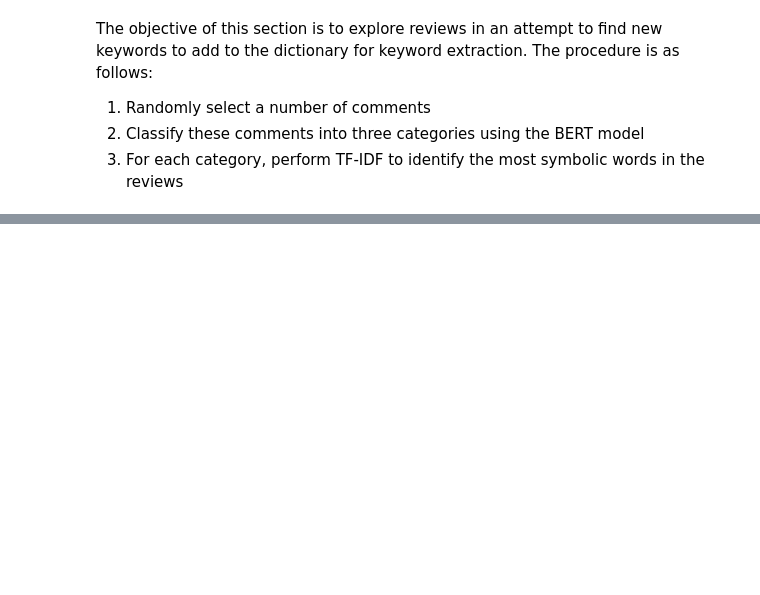
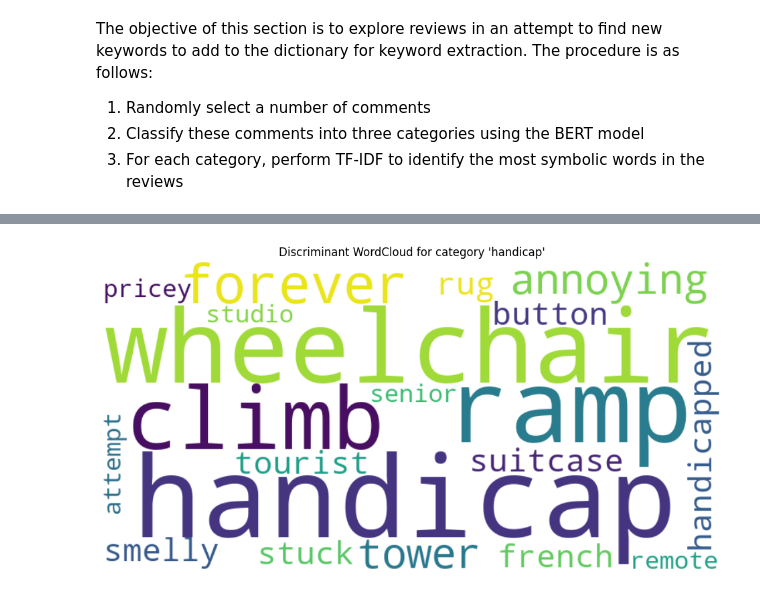
Before and after one commit to AlbinMorisseau/large-project, a Jupyter notebook: notebooks/draft/key_words_exploration.ipynb, the cells around one changed output, grey strips where cells are left out. Drawn from its saved outputs; the diff is of its cells as text; code cells hidden in the pictures; blank space fills up the shorter version.

```diff
--- a/notebooks/draft/key_words_exploration.ipynb
+++ b/notebooks/draft/key_words_exploration.ipynb
@@ -214,18 +90,0 @@ Top discriminant words for category 'child':
-# %%
-import polars as pl
-
-# --- 1. Charger le dataset avec les catégories prédictes ---
-
-
-# On suppose que tu as une colonne "predicted_category"
-categories = df["predicted_category"].unique().to_list()
-
-# --- 2. Afficher les reviews par catégorie ---
-for cat in categories:
-    print(f"\n=== Reviews for category '{cat}' ===\n")
-    # Filtrer les reviews de cette catégorie
-    reviews_cat = df.filter(pl.col("predicted_category") == cat)["review"].to_list()
-
-    # Afficher un nombre limité de reviews pour ne pas surcharger la console
-    for r in reviews_cat[:10]:  # afficher seulement les 10 premières
-        print("-", r)
@@ -249,0 +91,72 @@ for cat in categories:
+# %%
+import matplotlib.pyplot as plt
+from wordcloud import WordCloud
+
+# ---------------------------------------------
+# 1. You already computed tfidf_per_category
+# Structure: { category : [(word, score), ... sorted desc] }
+# ---------------------------------------------
+
+categories = list(tfidf_per_category.keys())
+
+# ---------------------------------------------
+# 2. Extract only the words per category
+# ---------------------------------------------
+words_per_category = {
+    cat: set([w for w, score in tfidf_per_category[cat]])
+    for cat in categories
+}
+
+# ---------------------------------------------
+# 3. Compute discriminant words
+# ---------------------------------------------
+discriminant_words = {}
+
+for cat in categories:
+    other_words = set()
+    for other_cat in categories:
+        if other_cat != cat:
+            other_words.update(words_per_category[other_cat])
+
+    # words that appear ONLY in this category
+    discriminant_words[cat] = words_per_category[cat] - other_words
+
+# ---------------------------------------------
+# 4. Preserve original TF-IDF ranking
+# ---------------------------------------------
+top_discriminant_words = {}
+
+for cat in categories:
+    original_ranked_words = [w for w, score in tfidf_per_category[cat]]
+    unique_set = discriminant_words[cat]
+
+    # keep only discriminant words in TF-IDF order
+    top_discriminant_words[cat] = [
+        w for w in original_ranked_words if w in unique_set
+    ]
+
+# ---------------------------------------------
+# 5. Print the top discriminant words
+# ---------------------------------------------
+for cat in categories:
+    print(f"\nDiscriminant TF-IDF words for '{cat}':")
+    print(top_discriminant_words[cat][:10])  # top 10
+    print("(count:", len(top_discriminant_words[cat]), ")")
+
+# ---------------------------------------------
+# 6. WordClouds of discriminant words
+# ---------------------------------------------
+for cat in categories:
+    if len(top_discriminant_words[cat]) == 0:
+        continue
+
+    top_words_text = " ".join(top_discriminant_words[cat][:20])
+
+    wc = WordCloud(width=800, height=400, background_color="white").generate(top_words_text)
+
+    plt.figure(figsize=(12, 6))
+    plt.title(f"Discriminant WordCloud for category '{cat}'")
+    plt.imshow(wc, interpolation="bilinear")
+    plt.axis("off")
+    plt.show()
+# %% [output]
@@ -249,0 +174 @@ for cat in categories:
+[figure, added]
```
Also changed, not shown: parts of 37 cells of this notebook, 5 other files.
